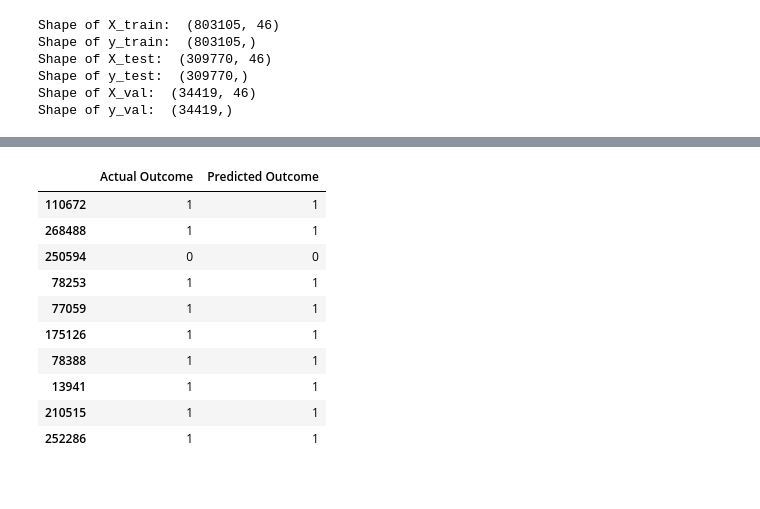
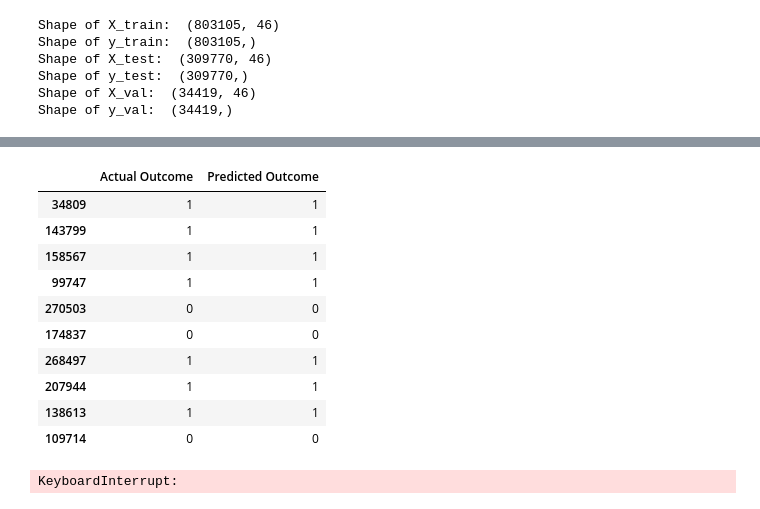
Before and after one commit to juliusmarkwei/Red-Hat-Business-Value, a Jupyter notebook: notebook/index.ipynb, the cells around one changed output, grey strips where cells are left out. Saved outputs shown, nothing was run; the diff lists cells and outputs as text; code cells hidden in the pictures.

```diff
--- a/notebook/index.ipynb
+++ b/notebook/index.ipynb
@@ -582,17 +604,20 @@ prediction = model.predict(X_test)
 # %%
-binary_predictions = (prediction >= 0.5).astype(int)
-y_test = pd.DataFrame(y_test.values, columns=['Actual Outcome'])
-y_test['Predicted Outcome'] = pd.DataFrame(binary_predictions)
-y_test.sample(10)
+outcoome = pd.DataFrame(y_test.values, columns=['Actual Outcome'])
+outcoome['Predicted Outcome'] = pd.DataFrame(binary_predictions)
+outcoome.sample(10)
 # %% [output]
 |  | Actual Outcome | Predicted Outcome |
-| 110672 | 1 | 1 |
-| 268488 | 1 | 1 |
-| 250594 | 0 | 0 |
-| 78253 | 1 | 1 |
-| 77059 | 1 | 1 |
-| 175126 | 1 | 1 |
-| 78388 | 1 | 1 |
-| 13941 | 1 | 1 |
-| 210515 | 1 | 1 |
-| 252286 | 1 | 1 |
+| 34809 | 1 | 1 |
+| 143799 | 1 | 1 |
+| 158567 | 1 | 1 |
+| 99747 | 1 | 1 |
+| 270503 | 0 | 0 |
+| 174837 | 0 | 0 |
+| 268497 | 1 | 1 |
+| 207944 | 1 | 1 |
+| 138613 | 1 | 1 |
+| 109714 | 0 | 0 |
+# %%
+plt.bar(merged_df['outcome'], height=0.5, width=1)
+# %% [output]
+KeyboardInterrupt:
```
Also changed, not shown: parts of 9 cells of this notebook.
